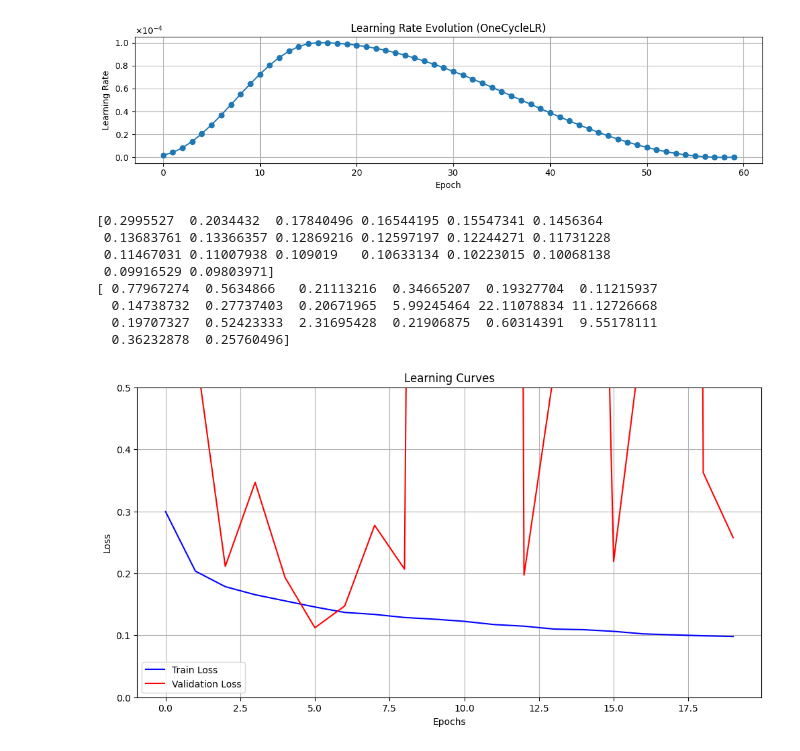
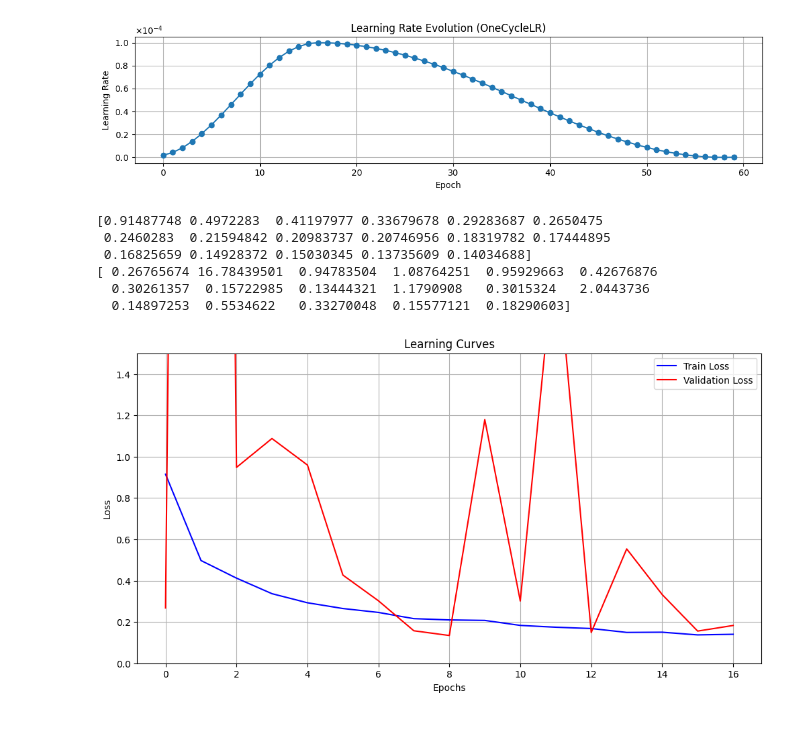
Before and after one commit to Hip02/CrowdMonitoring_Hip, a Jupyter notebook: DeepLearning/deep_learning_first_try.ipynb, the cells around one changed output. Drawn from its saved outputs; the diff is of its cells as text; code cells hidden in the pictures.

```diff
--- a/DeepLearning/deep_learning_first_try.ipynb
+++ b/DeepLearning/deep_learning_first_try.ipynb
@@ -158,32 +251,31 @@ plt.show()
 # %% [output]
 [figure]
 # %%
-exp = "Regression/ResNet_Folds_debug4/fold5"
+exp = "Regression/BackToResNet8/fold5"
 resultsPath = os.path.join("results", exp)
 
 # Load learning curves
 train_losses = np.load(os.path.join(resultsPath, "train_losses.npy"))
 val_losses = np.load(os.path.join(resultsPath, "val_losses.npy"))
 print(train_losses)
 print(val_losses)
 
 # Crop to only 20 epochs
-train_losses = train_losses[:20]
-val_losses = val_losses[:20]
+#train_losses = train_losses[:20]
+#val_losses = val_losses[:20]
 
 # Crop y-axis to [0, 0.5]
 
-plot_learning_curves(train_losses, val_losses, resultsPath, file_name="learning_curves_20epochs")
+
+plot_learning_curves(train_losses, val_losses, resultsPath, file_name="learning_curves_0.5max")
 # %% [output]
-[0.2995527  0.2034432  0.17840496 0.16544195 0.15547341 0.1456364
- 0.13683761 0.13366357 0.12869216 0.12597197 0.12244271 0.11731228
- 0.11467031 0.11007938 0.109019   0.10633134 0.10223015 0.10068138
- 0.09916529 0.09803971]
-[ 0.77967274  0.5634866   0.21113216  0.34665207  0.19327704  0.11215937
-  0.14738732  0.27737403  0.20671965  5.99245464 22.11078834 11.12726668
-  0.19707327  0.52423333  2.31695428  0.21906875  0.60314391  9.55178111
-  0.36232878  0.25760496]
+[0.91487748 0.4972283  0.41197977 0.33679678 0.29283687 0.2650475
+ 0.2460283  0.21594842 0.20983737 0.20746956 0.18319782 0.17444895
+ 0.16825659 0.14928372 0.15030345 0.13735609 0.14034688]
+[ 0.26765674 16.78439501  0.94783504  1.08764251  0.95929663  0.42676876
+  0.30261357  0.15722985  0.13444321  1.1790908   0.3015324   2.0443736
+  0.14897253  0.5534622   0.33270048  0.15577121  0.18290603]
-[figure, old version]
+[figure, new version]
 # %%
 exp1 = "Regression/ResNet_Folds_debug18/fold5"
 resultsPath1 = os.path.join("results", exp1)
```
Also changed, not shown: parts of 7 cells of this notebook, 9 other files.
